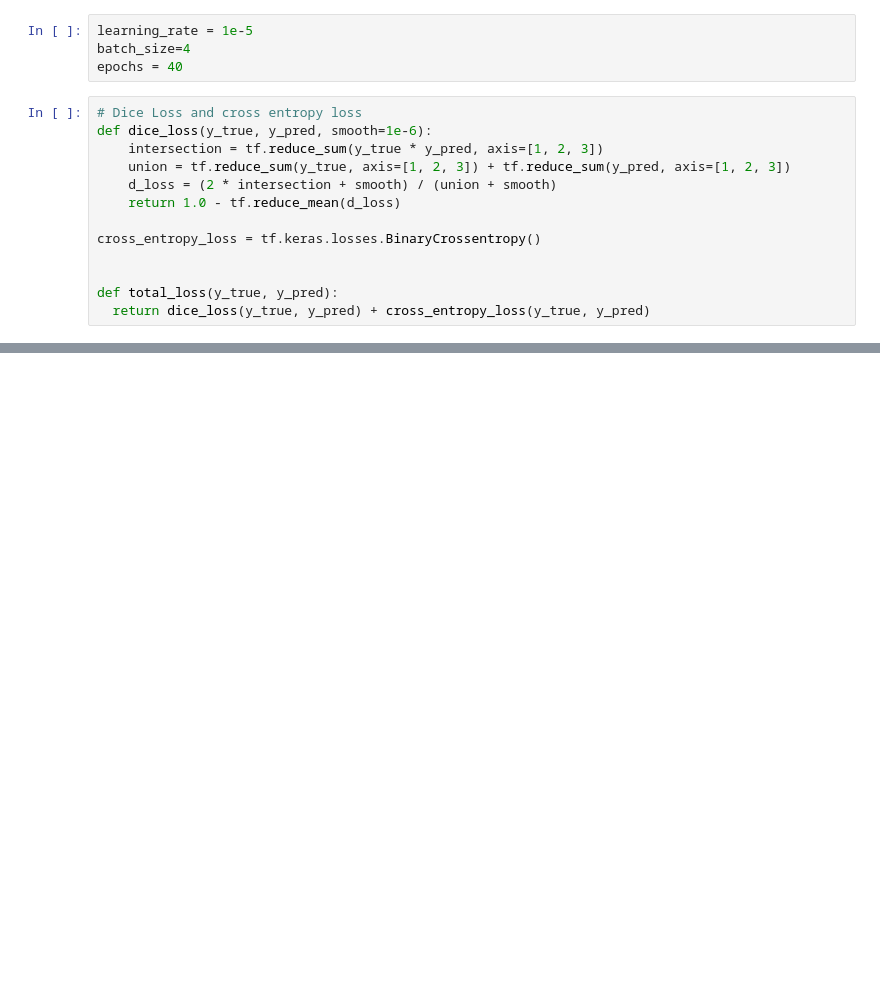
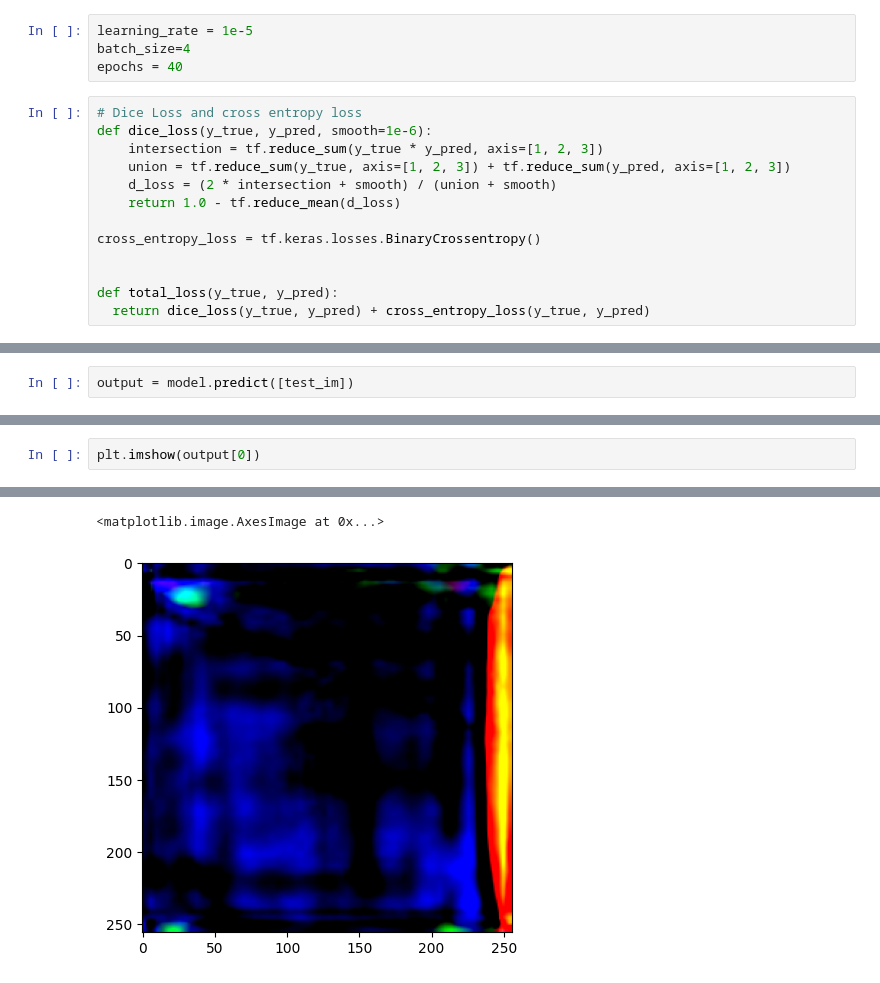
Before and after one commit to Ay-source/Udacity-RSE-ND, a Jupyter notebook: Labs/Deep Learning/RoboND-Segmentation-Lab/code/segmentation_lab_colab.ipynb, the cells around one changed output, grey strips where cells are left out. Saved outputs shown, nothing was run; the diff lists cells and outputs as text; blank space fills up the shorter version.

```diff
--- a/Labs/Deep Learning/RoboND-Segmentation-Lab/code/segmentation_lab_colab.ipynb
+++ b/Labs/Deep Learning/RoboND-Segmentation-Lab/code/segmentation_lab_colab.ipynb
@@ -242,0 +385,2 @@ model.fit(
+# %%
+output = model.predict([test_im])
@@ -242,0 +397,3 @@ model.fit(
+# %%
+plt.imshow(output[0])
+# %% [output]
@@ -242,0 +401,2 @@ model.fit(
+<matplotlib.image.AxesImage at 0x...>
+[figure, added]
```
Also changed, not shown: parts of 22 cells of this notebook.
